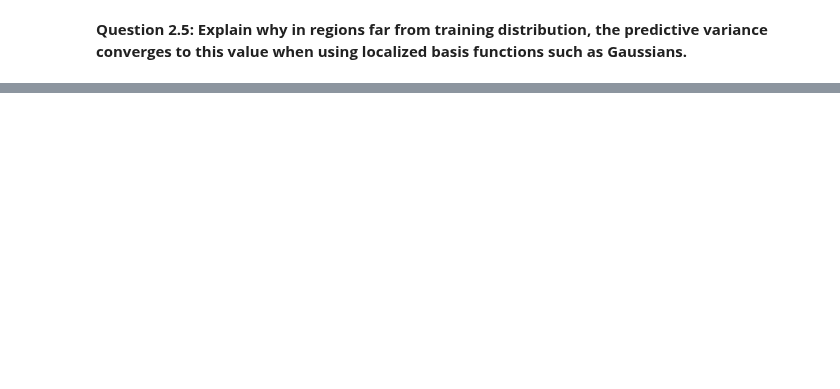
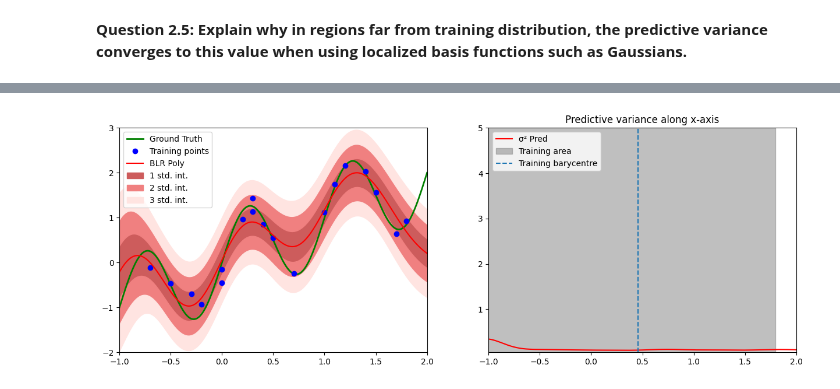
Before and after one commit to CharlesAttend/M2-DAC, a Jupyter notebook: RDFIA/TME/Section3/3_a_Bayesian_Linear_Regression.ipynb, the cells around one changed output, grey strips where cells are left out. Drawn from its saved outputs; the diff is of its cells as text; code cells hidden in the pictures; blank space fills up the shorter version.

```diff
--- a/RDFIA/TME/Section3/3_a_Bayesian_Linear_Regression.ipynb
+++ b/RDFIA/TME/Section3/3_a_Bayesian_Linear_Regression.ipynb
@@ -865,2 +863,20 @@ plot_results(
 # %% [markdown]
 **Question 2.5: Explain why in regions far from training distribution, the predictive variance converges to this value when using localized basis functions such as Gaussians.**
+# %%
+# TO DO: Define Gaussian basis function
+MU_MIN = -2
+MU_MAX = 2
+M = 9
+
+
+def phi_gaussian(x):
+    """Gaussian Basis Functions
+
+    Args:
+      x: (float) 1D input
+
+    Returns:
+      (array) gaussian features of x
+    """
+    s = (MU_MAX - MU_MIN) / M
+    return np.exp(-((x - np.arange(MU_MIN, MU_MAX, s)) ** 2) / (2 * s * s))
@@ -866,0 +919,36 @@ plot_results(
+# %%
+# TO DO: Define f_pred, predict on test points and plot results
+
+# You should use the following parameters for plot_results
+# xmin=-1, xmax=2, ymin=-2, ymax=3, stdmin=0.05, stdmax=0.2
+
+f_pred = closed_form(
+    phi_gaussian,
+    dataset_sinus_hole["X_train"],
+    dataset_sinus_hole["y_train"],
+    dataset_sinus_hole["ALPHA"],
+    dataset_sinus_hole["BETA"],
+)
+res = np.array(
+    [f_pred(x) for x in dataset_sinus_hole["X_test"]]
+)  # array of (mean, std) values
+y_pred = res[:, 0]
+std_pred = res[:, 1]
+
+plot_results(
+    dataset_sinus_hole["X_train"],
+    dataset_sinus_hole["y_train"],
+    dataset_sinus_hole["X_test"],
+    dataset_sinus_hole["y_test"],
+    y_pred,
+    std_pred,
+    xmin=-1,
+    xmax=2,
+    ymin=-2,
+    ymax=3,
+    stdmin=0.05,
+    stdmax=5.0,
+    save_name="phi_gaussian_hole_modified_distance.pdf",
+)
+# %% [output]
+[figure, added]
```
Also changed, not shown: parts of 15 cells of this notebook, 7 other files.
